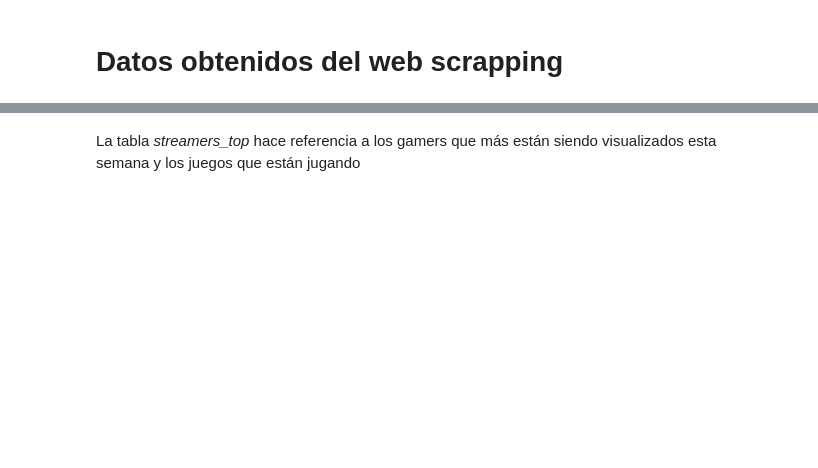
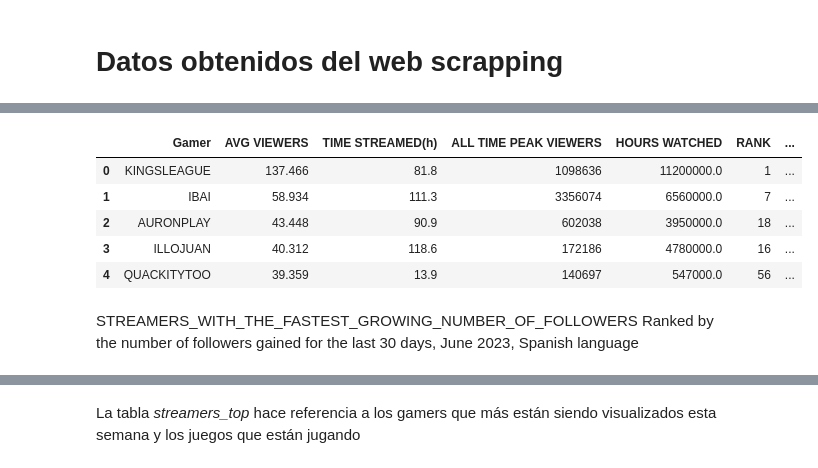
Before and after one commit to giottomillan/project_play, a Jupyter notebook: code/data_cleaning.ipynb, the cells around one changed output, grey strips where cells are left out. Saved outputs shown, nothing was run; the diff lists cells and outputs as text; code cells hidden in the pictures; blank space fills up the shorter version.

```diff
--- a/code/data_cleaning.ipynb
+++ b/code/data_cleaning.ipynb
@@ -87,0 +394,2 @@ top_gamers.head()
+# %%
+STREAMERS_WITH_THE_MOST_VIEWERS = pd.read_csv("../data/STREAMERS_WITH_THE_MOST_VIEWERS")
@@ -87,0 +434,9 @@ top_gamers.head()
+# %%
+STREAMERS_WITH_THE_MOST_VIEWERS.head()
+# %% [output]
+|  | Gamer | AVG VIEWERS | TIME STREAMED(h) | ALL TIME PEAK VIEWERS | HOURS WATCHED | RANK | ... |
+| 0 | KINGSLEAGUE | 137.466 | 81.8 | 1098636 | 11200000.0 | 1 | ... |
+| 1 | IBAI | 58.934 | 111.3 | 3356074 | 6560000.0 | 7 | ... |
+| 2 | AURONPLAY | 43.448 | 90.9 | 602038 | 3950000.0 | 18 | ... |
+| 3 | ILLOJUAN | 40.312 | 118.6 | 172186 | 4780000.0 | 16 | ... |
+| 4 | QUACKITYTOO | 39.359 | 13.9 | 140697 | 547000.0 | 56 | ... |
@@ -87,0 +502,2 @@ top_gamers.head()
+# %% [markdown]
+STREAMERS_WITH_THE_FASTEST_GROWING_NUMBER_OF_FOLLOWERS Ranked by the number of followers gained for the last 30 days, June 2023, Spanish language
```
Also changed, not shown: parts of 49 cells of this notebook, 12 other files.
